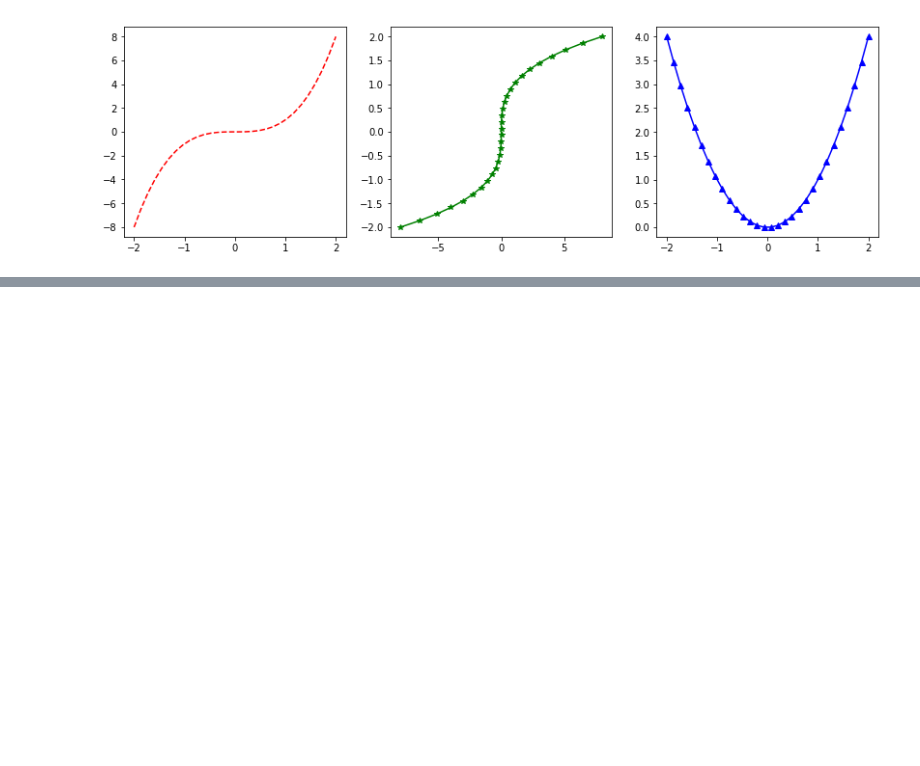
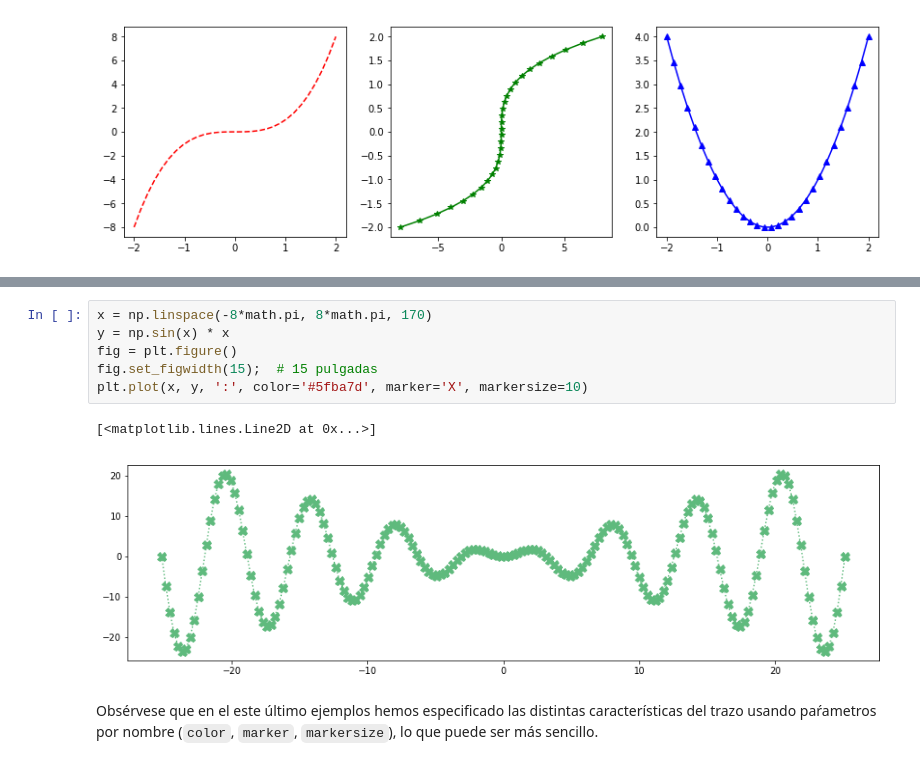
Before and after one commit to euribates/Jupyter, a Jupyter notebook: 009_matplotlib.ipynb, the cells around one changed output, grey strips where cells are left out. Drawn from its saved outputs; the diff is of its cells as text; blank space fills up the shorter version.

```diff
--- a/009_matplotlib.ipynb
+++ b/009_matplotlib.ipynb
@@ -30,0 +80,11 @@ plt.
+# %%
+x = np.linspace(-8*math.pi, 8*math.pi, 170)
+y = np.sin(x) * x
+fig = plt.figure()
+fig.set_figwidth(15);  # 15 pulgadas
+plt.plot(x, y, ':', color='#5fba7d', marker='X', markersize=10)
+# %% [output]
+[<matplotlib.lines.Line2D at 0x...>]
+[figure, added]
+# %% [markdown]
+Obsérvese que en el este último ejemplos hemos especificado las distintas características del trazo usando paŕametros por nombre (`color`, `marker`, `markersize`), lo que puede ser más sencillo.
```
Also changed, not shown: parts of 8 cells of this notebook, 13 other files.
